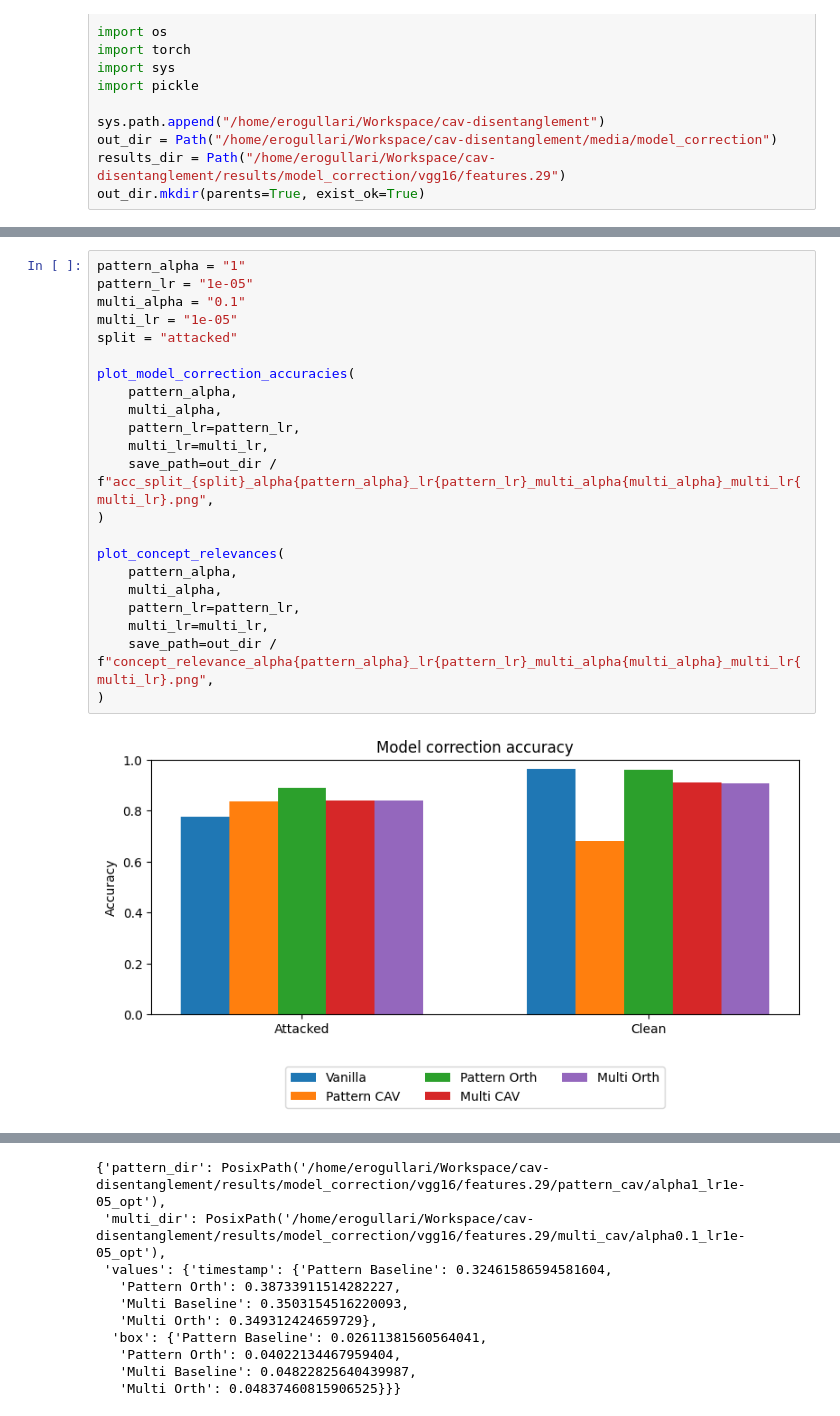
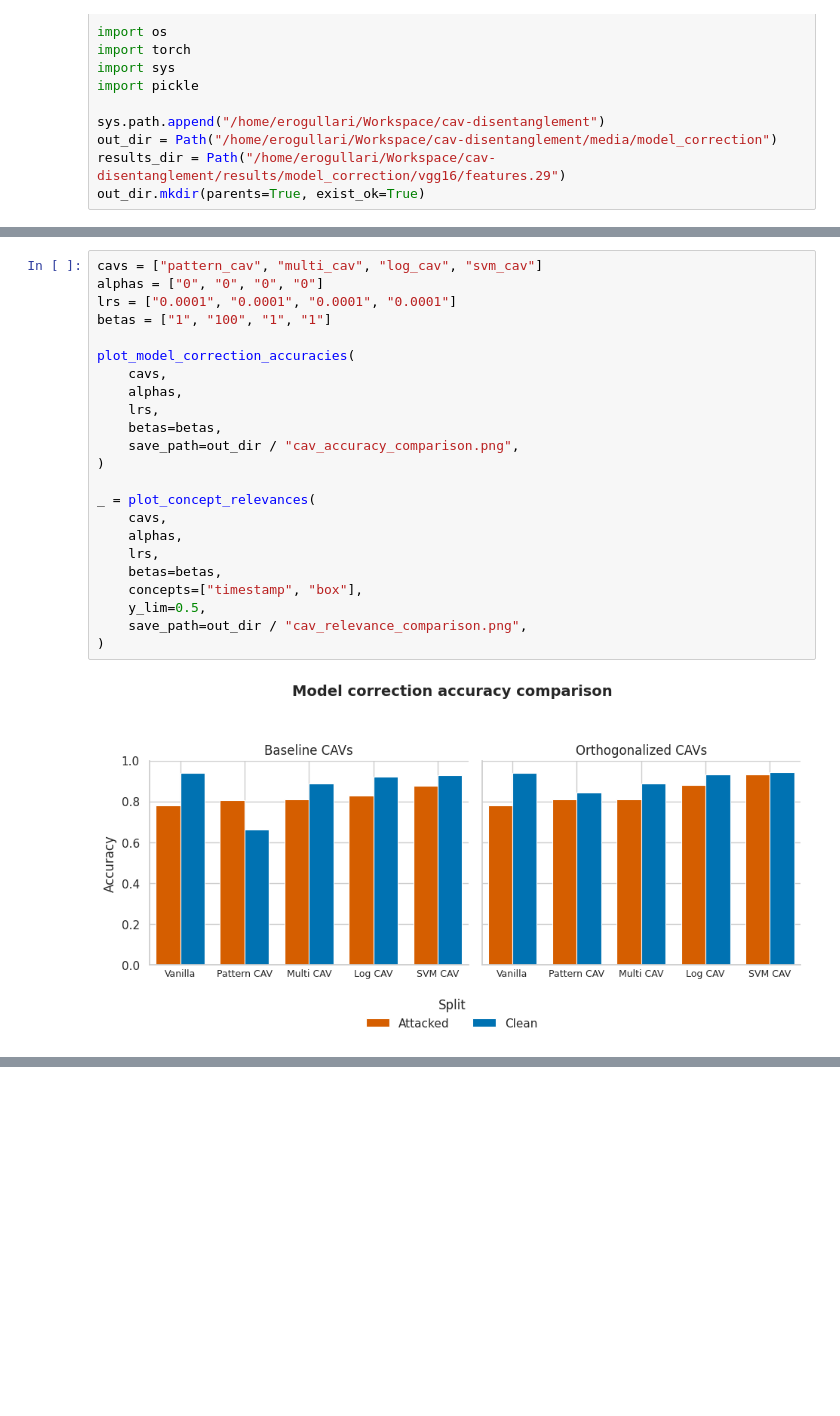
Before and after one commit to erenerogullari/cav-disentanglement, a Jupyter notebook: notebooks/model_correction.ipynb, the cells around one changed output, grey strips where cells are left out. Drawn from its saved outputs; the diff is of its cells as text; blank space fills up the shorter version.

Commit message:
modify model correction plots

```diff
--- a/notebooks/model_correction.ipynb
+++ b/notebooks/model_correction.ipynb
@@ -246,25 +476,26 @@ def plot_concept_relevances(
     }
 # %%
-pattern_alpha = "1"
-pattern_lr = "1e-05"
-multi_alpha = "0.1"
-multi_lr = "1e-05"
-split = "attacked"
+cavs = ["pattern_cav", "multi_cav", "log_cav", "svm_cav"]
+alphas = ["0", "0", "0", "0"]
+lrs = ["0.0001", "0.0001", "0.0001", "0.0001"]
+betas = ["1", "100", "1", "1"]
 
 plot_model_correction_accuracies(
-    pattern_alpha,
-    multi_alpha,
-    pattern_lr=pattern_lr,
-    multi_lr=multi_lr,
-    save_path=out_dir / f"acc_split_{split}_alpha{pattern_alpha}_lr{pattern_lr}_multi_alpha{multi_alpha}_multi_lr{multi_lr}.png",
+    cavs,
+    alphas,
+    lrs,
+    betas=betas,
+    save_path=out_dir / "cav_accuracy_comparison.png",
 )
 
-plot_concept_relevances(
-    pattern_alpha,
-    multi_alpha,
-    pattern_lr=pattern_lr,
-    multi_lr=multi_lr,
-    save_path=out_dir / f"concept_relevance_alpha{pattern_alpha}_lr{pattern_lr}_multi_alpha{multi_alpha}_multi_lr{multi_lr}.png",
+_ = plot_concept_relevances(
+    cavs,
+    alphas,
+    lrs,
+    betas=betas,
+    concepts=["timestamp", "box"],
+    y_lim=0.5,
+    save_path=out_dir / "cav_relevance_comparison.png",
 )
 # %% [output]
-[figure, old version]
+[figure, new version]
@@ -272,10 +502,0 @@ plot_concept_relevances(
-{'pattern_dir': PosixPath('/home/erogullari/Workspace/cav-disentanglement/results/model_correction/vgg16/features.29/pattern_cav/alpha1_lr1e-05_opt'),
- 'multi_dir': PosixPath('/home/erogullari/Workspace/cav-disentanglement/results/model_correction/vgg16/features.29/multi_cav/alpha0.1_lr1e-05_opt'),
- 'values': {'timestamp': {'Pattern Baseline': 0.32461586594581604,
-   'Pattern Orth': 0.38733911514282227,
-   'Multi Baseline': 0.3503154516220093,
-   'Multi Orth': 0.349312424659729},
-  'box': {'Pattern Baseline': 0.02611381560564041,
-   'Pattern Orth': 0.04022134467959404,
-   'Multi Baseline': 0.04822825640439987,
-   'Multi Orth': 0.04837460815906525}}}
```
Also changed, not shown: parts of 2 cells of this notebook.
